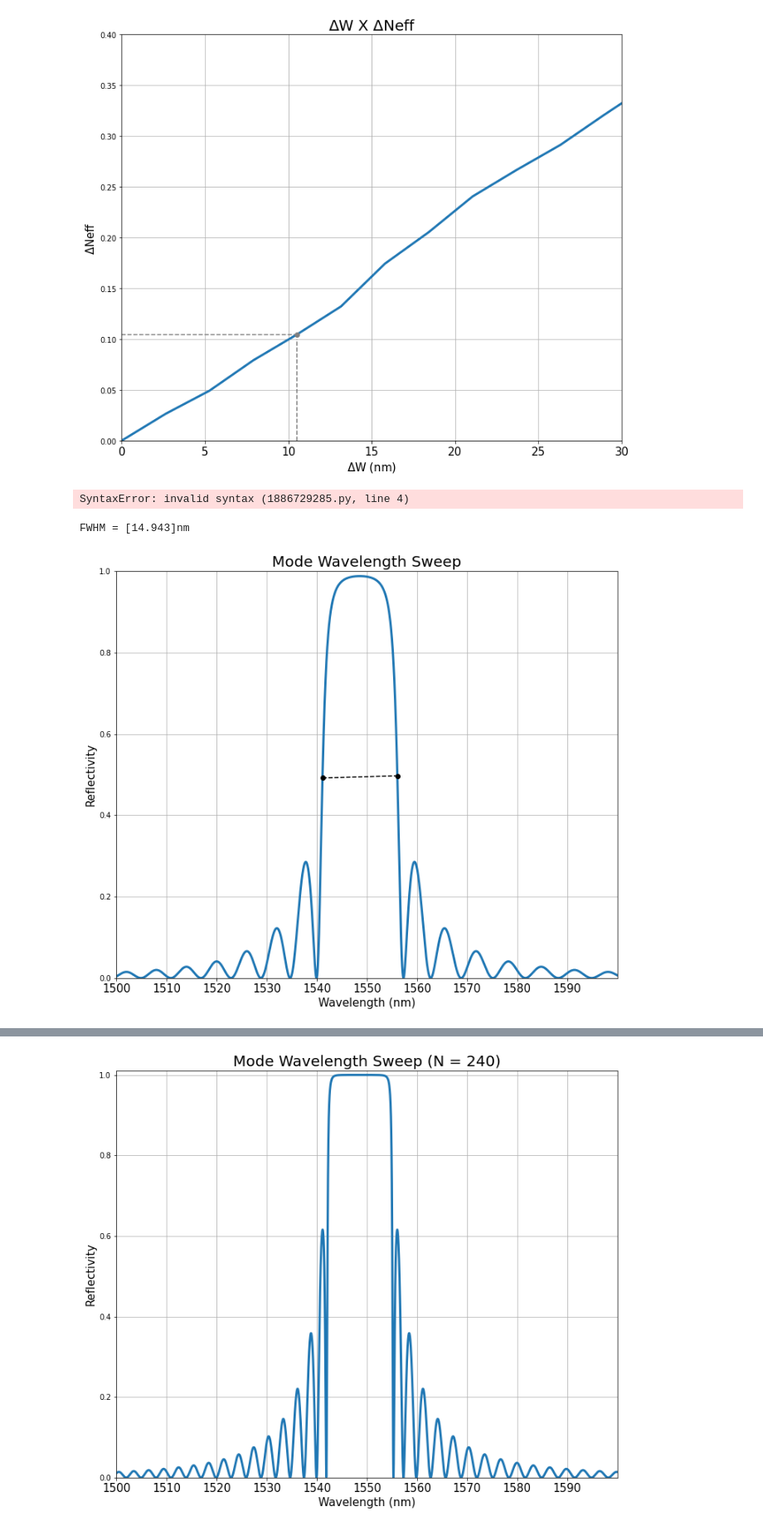
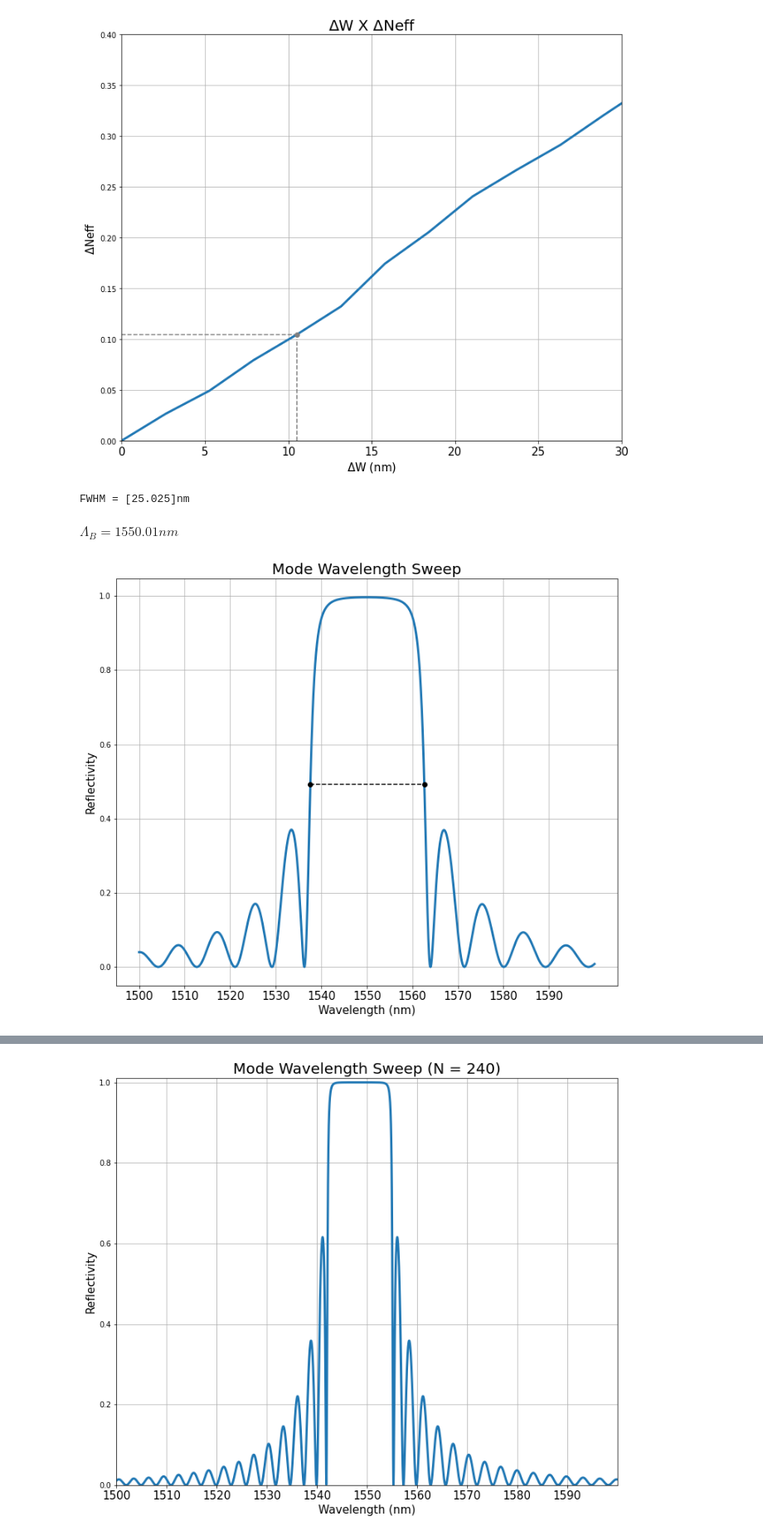
Before and after one commit to Leoopessoa/Bragg_Grating, a Jupyter notebook: Simulation/Initial_calculations.ipynb, the cells around one changed output, grey strips where cells are left out. Shown: that part at 83% size. Drawn from its saved outputs; the diff is of its cells as text; code cells hidden in the pictures.

```diff
--- a/Simulation/Initial_calculations.ipynb
+++ b/Simulation/Initial_calculations.ipynb
@@ -12,7 +12,7 @@ import pickle as plk
 import importlib.util
 from numpy.lib.scimath import sqrt as csqrt
 from IPython.display import display, Math, clear_output
-
+from scipy.signal import find_peaks
 ###############################################################
 #LINUX PATH
 
@@ -29,11 +29,13 @@ os.add_dll_directory("C:/Program Files/Lumerical/v202/api/python")
 sys.path.append(os.path.dirname('D:/AAAAAAAArquivos/Facul/Capacitação/GitHub/BraggGrating'))
 spec_win.loader.exec_module(lumapi)
 
-
 def fwhm(band, reflection, dB):
     from scipy.signal import find_peaks
     peak, pd = find_peaks(reflection)
     rmax = reflection[peak[np.argmax(reflection[peak])]]
+
+    min = 0
+    max = 0
 
     if dB == True:
         dB = 3
@@ -42,20 +44,22 @@ def fwhm(band, reflection, dB):
         dB = 0
         rmax = rmax/2
 
-    for i in range(0, len(band)):
-        if (reflection[i] <(rmax) and reflection[i+1] > (rmax)):
+    for i in range(peak[np.argmax(reflection[peak])], 0, -1):
+        if (reflection[i] <(rmax) and reflection[i+1] < (rmax)):
             min = i
             break
 
-    for i in range(int(band[-1]/2), len(band)):
-        if (reflection[i] > (rmax) and reflection[i+1] < (rmax)):
+    for i in range(peak[np.argmax(reflection[peak])], len(band) - 1):
+        if (reflection[i-1] > (rmax) and reflection[i] < (rmax)):
             max = i
             break
+
     print('FWHM = '+ str(np.round((band[max]-band[min])*1e9,4)) + 'nm')
 
-    dots = [band[min]*1e9,reflection[min],band[max]*1e9, reflection[max]]
+    r = (reflection[min] +reflection[max])/2
 
-    return dots,min,max
+
+    return r,min,max
 # %%
 band = np.linspace(1500*1e-9, 1600*1e-9, 20000)
 Cband = np.linspace(1530*1e-9, 1565*1e-9, 20000)
@@ -365,26 +370,28 @@ mode.emesweep("wavelength sweep")
 # %%
 Sweep = mode.getemesweep("S_wavelength_sweep")
 wavelength = Sweep['wavelength']
-S22 = (abs(Sweep['s22'])**2)
+S = (abs(Sweep['s11'])**2)
-# %% [output]
-SyntaxError: invalid syntax (1886729285.py, line 4)
 # %%
 figure3 = plt.figure(figsize=(12,10))
-plt.plot(wavelength*1e9, S22, linewidth = 3)
+plt.plot(wavelength*1e9, S, linewidth = 3)
 plt.grid()
-plt.xlim(1500,1600)
-plt.ylim(0,1)
+#plt.xlim(1500,1600)
+#plt.ylim(0,1.05)
 plt.title('Mode Wavelength Sweep', size = 20)
 plt.xlabel('Wavelength (nm)', size = '15')
 plt.ylabel('Reflectivity', size = '15')
-dots, min, max = fwhm(wavelength, S22, False)
-plt.plot(dots[0],dots[1],'o',color='black')
-plt.plot(dots[2],dots[3],'o',color='black')
-plt.plot([dots[0],dots[2]],[dots[1],dots[3]],'--',color = 'black')
+r, min, max = fwhm(wavelength, S, False)
+plt.plot(wavelength[min]*1e9, r, 'o',color='black')
+plt.plot(wavelength[max]*1e9, r, 'o',color='black')
+plt.plot([wavelength[min]*1e9,wavelength[max]*1e9],[r, r],linestyle='--', color = 'black')
 plt.xticks(np.arange(1500,1600,step=10), size = '15')
 plt.savefig('Interconnect_Wavelength_Sweep')
+
+peak, pd = find_peaks(S)
+display(Math('$\Lambda_B = %5.2f nm' %(wavelength[peak[np.argmax(S[peak])]][0]*1e9)))
 # %% [output]
-FWHM = [14.943]nm
+FWHM = [25.025]nm
+$\displaystyle \Lambda_B = 1550.01 nm$
-[figure, old version]
+[figure, new version]
 # %%
 figure4 = plt.figure(figsize=(12,10))
```
Also changed, not shown: parts of 23 cells of this notebook, 8 other files.
